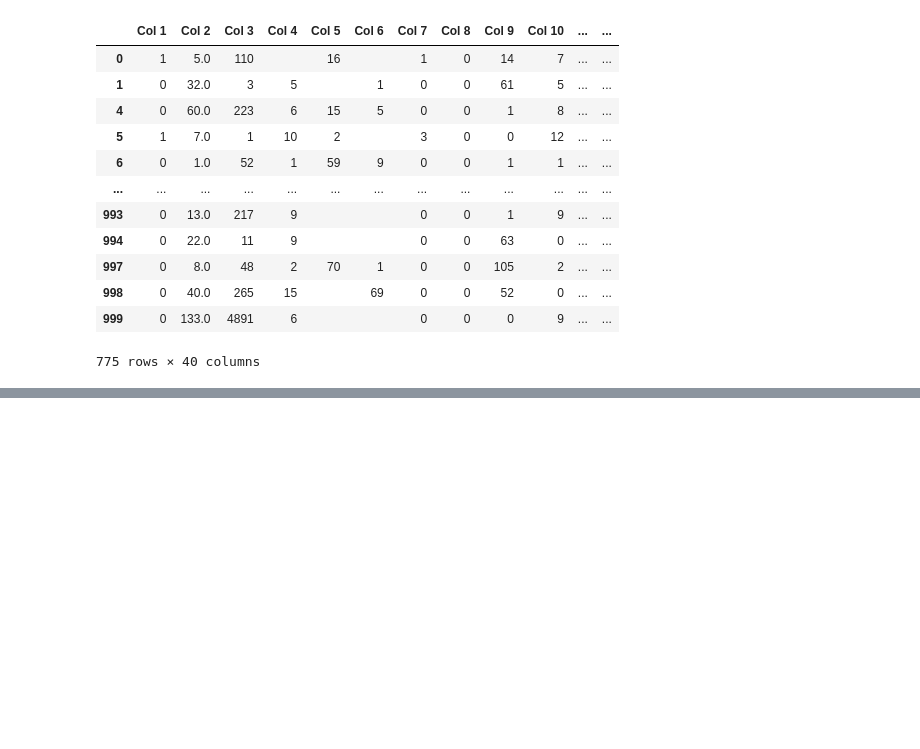
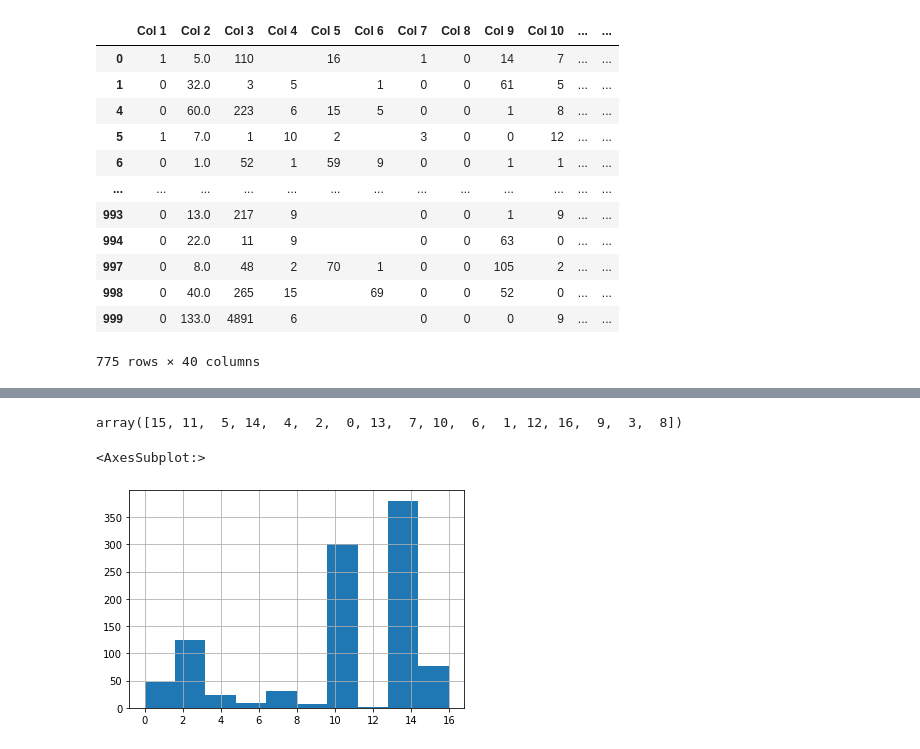
Before and after one commit to Somonnoy44/DSCI-project, a Jupyter notebook: Criteo Dataset Analysis-Copy1.ipynb, the cells around one changed output, grey strips where cells are left out. Drawn from its saved outputs; the diff is of its cells as text; code cells hidden in the pictures; blank space fills up the shorter version.

Commit message:
Update
Changed column 40 into a categorical variable and made a histogram out of it

```diff
--- a/Criteo Dataset Analysis-Copy1.ipynb
+++ b/Criteo Dataset Analysis-Copy1.ipynb
@@ -636,0 +657,4 @@ df1.shape
+# %%
+from sklearn import preprocessing
+label_encoder = preprocessing.LabelEncoder()
+df1['Col 40']= label_encoder.fit_transform(df1['Col 40'])
@@ -636,0 +671,9 @@ df1.shape
+# %%
+df1['Col 40'].unique()
+# %% [output]
+array([15, 11,  5, 14,  4,  2,  0, 13,  7, 10,  6,  1, 12, 16,  9,  3,  8])
+# %%
+df1['Col 40'].hist()
+# %% [output]
+<AxesSubplot:>
+[figure, added]
```
Also changed, not shown: parts of 22 cells of this notebook.
